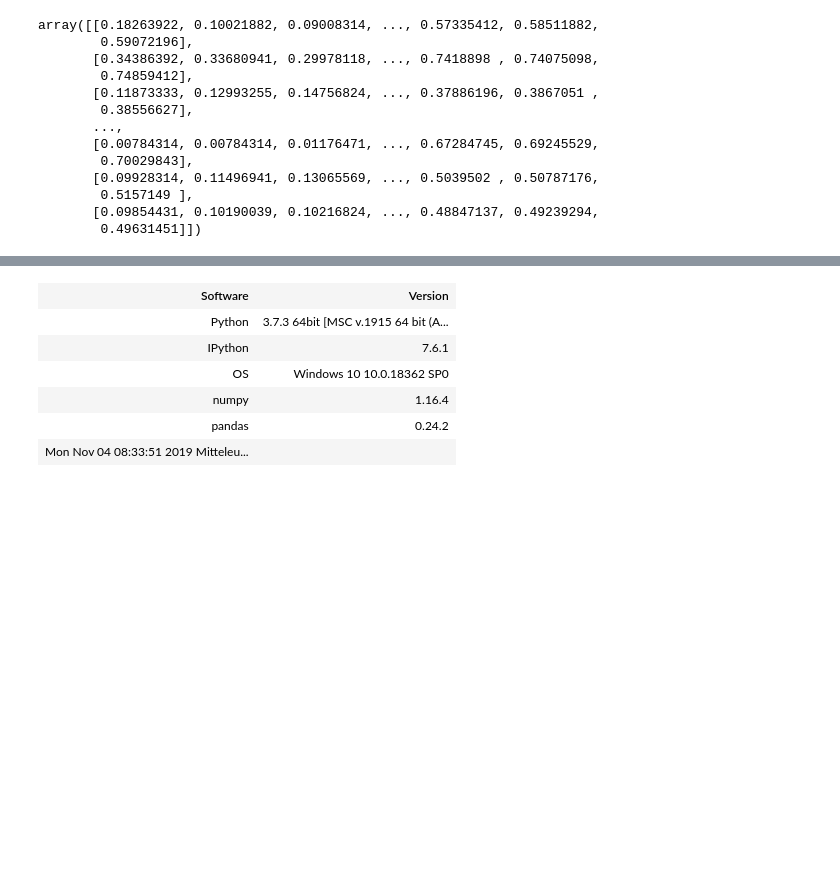
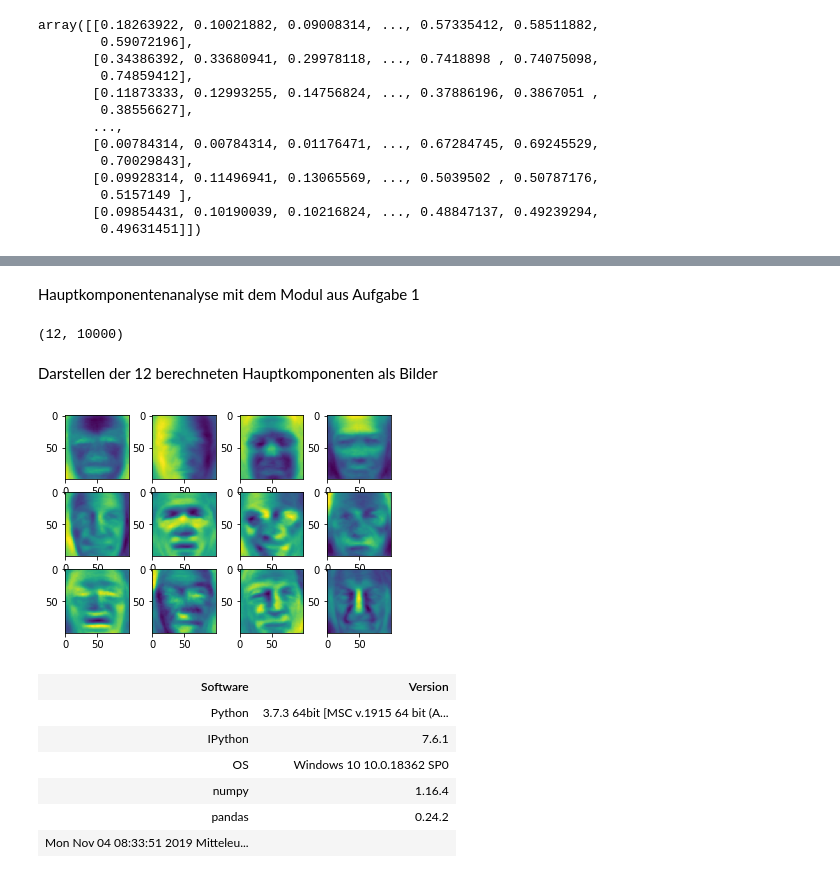
Before and after one commit to fa97ber/MachineLearning, a Jupyter notebook: ML/ML_02_02.ipynb, the cells around one changed output, grey strips where cells are left out. Drawn from its saved outputs; the diff is of its cells as text; code cells hidden in the pictures; blank space fills up the shorter version.

```diff
--- a/ML/ML_02_02.ipynb
+++ b/ML/ML_02_02.ipynb
@@ -124,7 +125,7 @@ for plist in picturenames:
     for picturename in plist:
         # Zentralen Ausschnitt mit Augen und Mund auswählen, Parameter durch Probieren erzeugt
         picture = io.imread(picturename, as_gray=True)[75:175, 75:175]
-        picture = np.resize(picture, (32,32))  #Ergibt Müll, bzw. Streifen
+        #picture = np.resize(picture, (32,32))  #Ergibt Müll, bzw. Streifen
         picture = picture.flatten()
         # Beiseitelegen des jeweils letzten Bildes
         if picturename == plist[-1]:
@@ -180,3 +187,23 @@ array([[0.18263922, 0.10021882, 0.09008314, ..., 0.57335412, 0.58511882,
+# %%
+df = pd.DataFrame.from_records(design)
+# %% [markdown]
+Hauptkomponentenanalyse mit dem Modul aus Aufgabe 1
+# %%
+pc, ai, quadd = ml_02_pca.pca(df, 12)
+# %%
+np.shape(pc)
+# %% [output]
+(12, 10000)
+# %% [markdown]
+Darstellen der 12 berechneten Hauptkomponenten als Bilder
+# %%
+eg = []
+for g in pc:
+    eg.append(np.resize(g, (100,100)))
+# %%
+test = io.imshow_collection(eg)
+# %% [output]
+[figure, added]
 # %%
 tar.close()
 # %%
```
Also changed, not shown: parts of 5 cells of this notebook.
